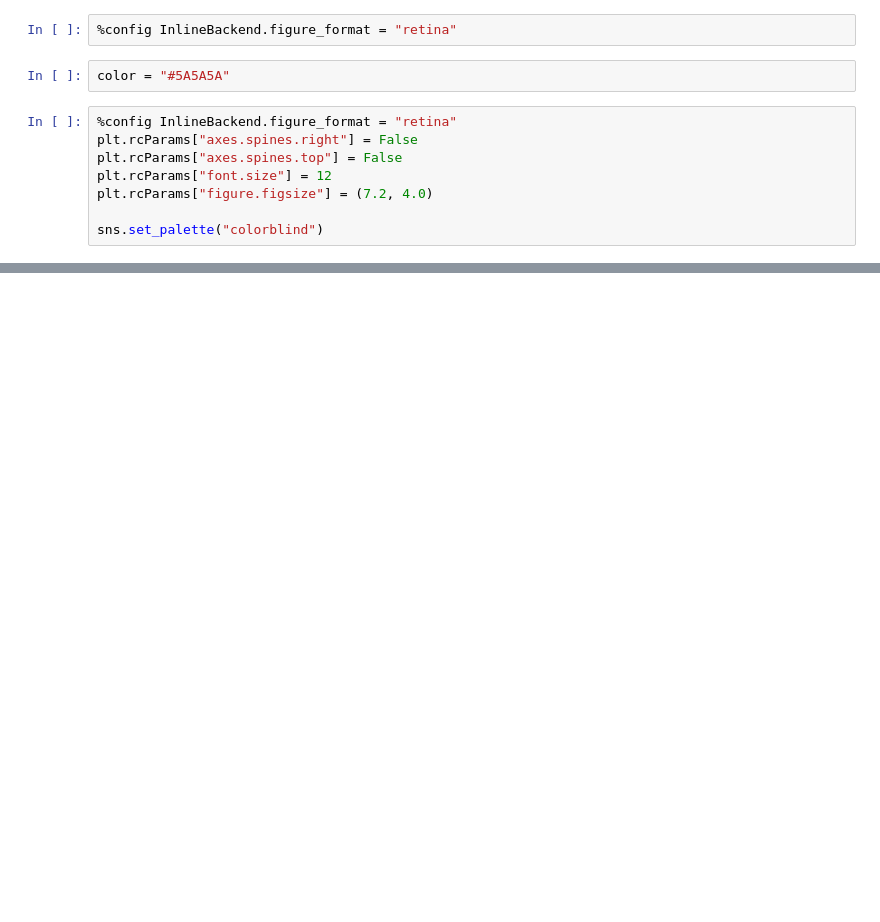
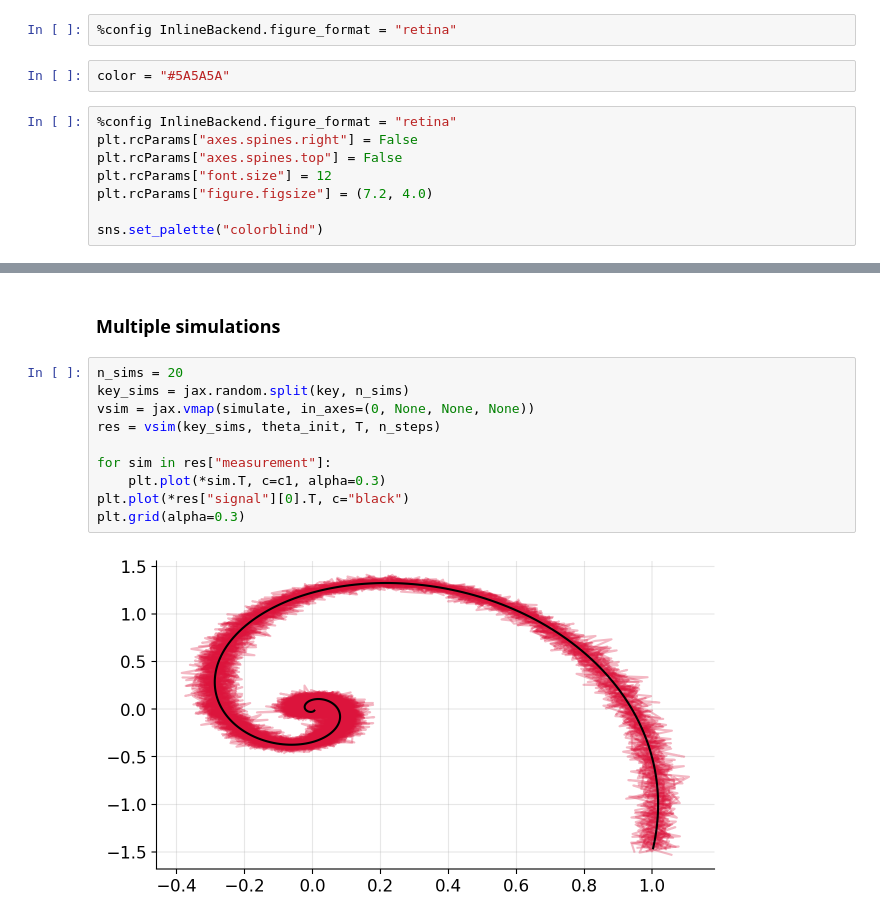
Before and after one commit to gerdm/filtering-notes, a Jupyter notebook: 02-state-space-models/lds-intro.ipynb, the cells around one changed output, grey strips where cells are left out. Cells and saved outputs as stored; diff of their text form; blank space fills up the shorter version.

```diff
--- a/02-state-space-models/lds-intro.ipynb
+++ b/02-state-space-models/lds-intro.ipynb
@@ -187,0 +146,14 @@ plt.grid(alpha=0.3)
+# %% [markdown]
+### Multiple simulations
+# %%
+n_sims = 20
+key_sims = jax.random.split(key, n_sims)
+vsim = jax.vmap(simulate, in_axes=(0, None, None, None))
+res = vsim(key_sims, theta_init, T, n_steps)
+
+for sim in res["measurement"]:
+    plt.plot(*sim.T, c=c1, alpha=0.3)
+plt.plot(*res["signal"][0].T, c="black")
+plt.grid(alpha=0.3)
+# %% [output]
+[figure, added]
```
Also changed, not shown: parts of 19 cells of this notebook.
